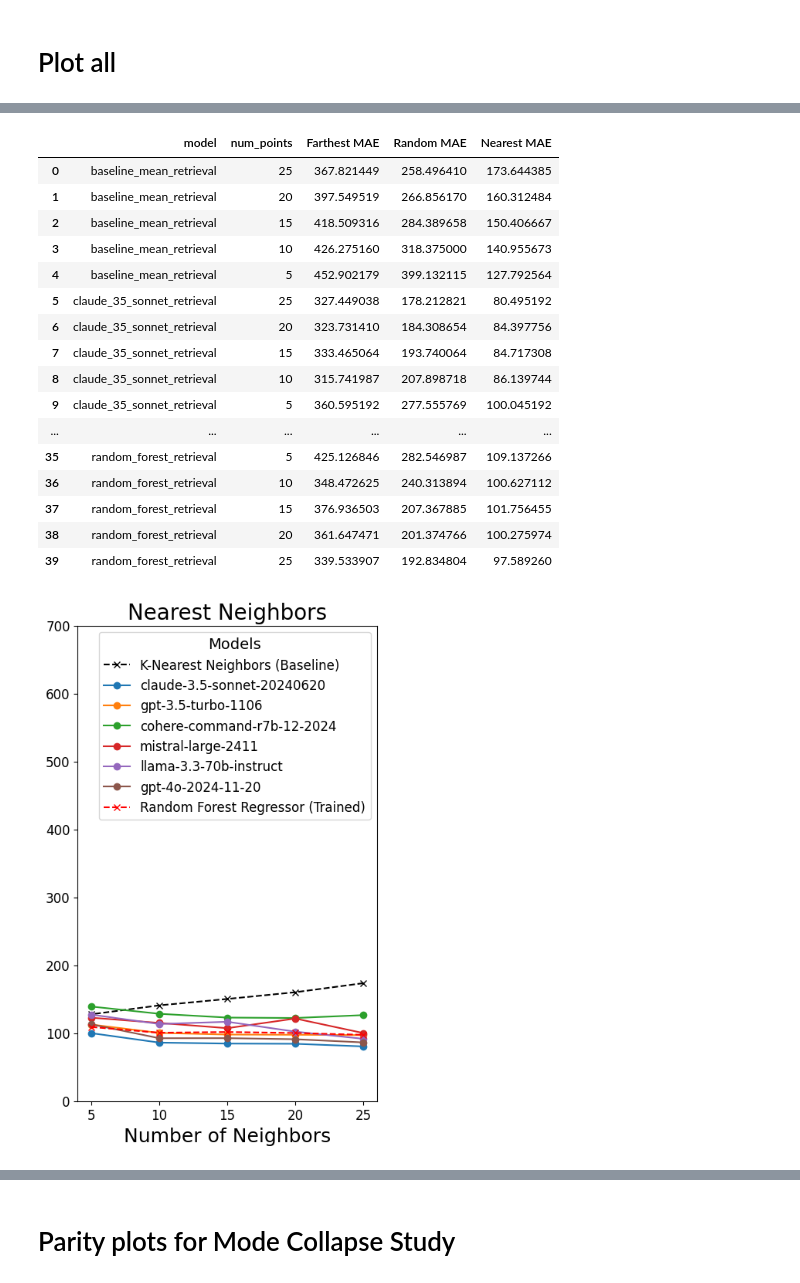
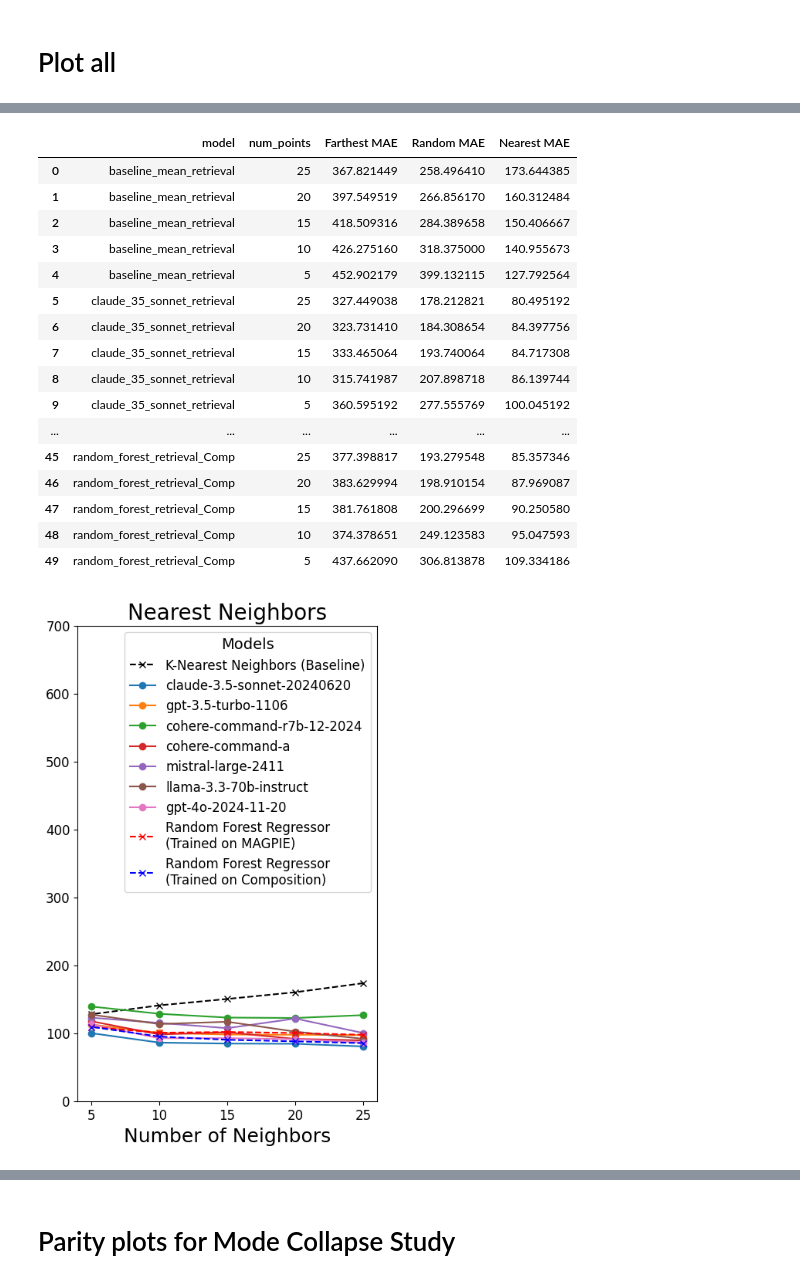
Before and after one commit to Toniaac/LLM-MSE-Eval-Robustness, a Jupyter notebook: MSE Property Prediction Performance Evaluation (matbench_steels)/llm_property_pred_eval.ipynb, the cells around one changed output, grey strips where cells are left out. Saved outputs shown, nothing was run; the diff lists cells and outputs as text; code cells hidden in the pictures.

```diff
--- a/MSE Property Prediction Performance Evaluation (matbench_steels)/llm_property_pred_eval.ipynb
+++ b/MSE Property Prediction Performance Evaluation (matbench_steels)/llm_property_pred_eval.ipynb
@@ -393,6 +524,7 @@ def extract_predicted_yield_strength(df, namespace = globals()):
 claude_35_sonnet_retrieval_5points = pd.read_csv('matbench_steels_claude-3.5-sonnet-20240620_5points.csv')
 gpt_35_turbo_retrieval_5points = pd.read_csv('matbench_steels_gpt-3.5-turbo-1106_5points.csv')
 cohere_command_r7b_retrieval_5points = pd.read_csv('matbench_steels_command-r7b-12-2024_5points.csv')
+cohere_command_a_retrieval_5points = pd.read_csv('matbench_steels_command-a_5points.csv')
 mistral_large_retrieval_5points = pd.read_csv('matbench_steels_mistral-large-2411_5points.csv')
 llama_33_70b_retrieval_5points = pd.read_csv('matbench_steels_llama-3.3-70b-instruct_5points.csv')
 gpt_4o_retrieval_5points = pd.read_csv('matbench_steels_GPT-4o (2024-11-20)_5points.csv')
@@ -400,6 +532,7 @@ gpt_4o_retrieval_5points = pd.read_csv('matbench_steels_GPT-4o (2024-11-20)_5poi
 claude_35_sonnet_retrieval_10points = pd.read_csv('matbench_steels_claude-3.5-sonnet-20240620_10points.csv')
 gpt_35_turbo_retrieval_10points = pd.read_csv('matbench_steels_gpt-3.5-turbo-1106_10points.csv')
 cohere_command_r7b_retrieval_10points = pd.read_csv('matbench_steels_command-r7b-12-2024_10points.csv')
+cohere_command_a_retrieval_10points = pd.read_csv('matbench_steels_command-a_10points.csv')
 mistral_large_retrieval_10points = pd.read_csv('matbench_steels_mistral-large-2411_10points.csv')
 llama_33_70b_retrieval_10points = pd.read_csv('matbench_steels_llama-3.3-70b-instruct_10points.csv')
 gpt_4o_retrieval_10points = pd.read_csv('matbench_steels_GPT-4o (2024-11-20)_10points.csv')
@@ -407,6 +540,7 @@ gpt_4o_retrieval_10points = pd.read_csv('matbench_steels_GPT-4o (2024-11-20)_10p
 claude_35_sonnet_retrieval_15points = pd.read_csv('matbench_steels_claude-3.5-sonnet-20240620_15points.csv')
 gpt_35_turbo_retrieval_15points = pd.read_csv('matbench_steels_gpt-3.5-turbo-1106_15points.csv')
 cohere_command_r7b_retrieval_15points = pd.read_csv('matbench_steels_command-r7b-12-2024_15points.csv')
+cohere_command_a_retrieval_15points = pd.read_csv('matbench_steels_command-a_15points.csv')
 mistral_large_retrieval_15points = pd.read_csv('matbench_steels_mistral-large-2411_15points.csv')
 llama_33_70b_retrieval_15points = pd.read_csv('matbench_steels_llama-3.3-70b-instruct_15points.csv')
 gpt_4o_retrieval_15points = pd.read_csv('matbench_steels_GPT-4o (2024-11-20)_15points.csv')
@@ -414,6 +548,7 @@ gpt_4o_retrieval_15points = pd.read_csv('matbench_steels_GPT-4o (2024-11-20)_15p
 claude_35_sonnet_retrieval_20points = pd.read_csv('matbench_steels_claude-3.5-sonnet-20240620_20points.csv')
 gpt_35_turbo_retrieval_20points = pd.read_csv('matbench_steels_gpt-3.5-turbo-1106_20points.csv')
 cohere_command_r7b_retrieval_20points = pd.read_csv('matbench_steels_command-r7b-12-2024_20points.csv')
+cohere_command_a_retrieval_20points = pd.read_csv('matbench_steels_command-a_20points.csv')
 mistral_large_retrieval_20points = pd.read_csv('matbench_steels_mistral-large-2411_20points.csv')
 llama_33_70b_retrieval_20points = pd.read_csv('matbench_steels_llama-3.3-70b-instruct_20points.csv')
 gpt_4o_retrieval_20points = pd.read_csv('matbench_steels_GPT-4o (2024-11-20)_20points.csv')
@@ -422,6 +557,7 @@ gpt_4o_retrieval_20points = pd.read_csv('matbench_steels_GPT-4o (2024-11-20)_20p
 claude_35_sonnet_retrieval_25points = pd.read_csv('matbench_steels_claude-3.5-sonnet-20240620_25points.csv')
 gpt_35_turbo_retrieval_25points = pd.read_csv('matbench_steels_gpt-3.5-turbo-1106_25points.csv') #fixed
 cohere_command_r7b_retrieval_25points = pd.read_csv('matbench_steels_command-r7b-12-2024_25points.csv')
+cohere_command_a_retrieval_25points = pd.read_csv('matbench_steels_command-a_25points.csv')
 mistral_large_retrieval_25points = pd.read_csv('matbench_steels_mistral-large-2411_25points.csv')
 llama_33_70b_retrieval_25points = pd.read_csv('matbench_steels_llama-3.3-70b-instruct_25points.csv')
 gpt_4o_retrieval_25points = pd.read_csv('matbench_steels_GPT-4o (2024-11-20)_25points.csv')
@@ -445,6 +581,12 @@ cohere_command_r7b_retrieval_15points = extract_predicted_yield_strength(cohere_
 cohere_command_r7b_retrieval_20points = extract_predicted_yield_strength(cohere_command_r7b_retrieval_20points)
 cohere_command_r7b_retrieval_25points = extract_predicted_yield_strength(cohere_command_r7b_retrieval_25points)
 
+cohere_command_a_retrieval_5points = extract_predicted_yield_strength(cohere_command_a_retrieval_5points)
+cohere_command_a_retrieval_10points = extract_predicted_yield_strength(cohere_command_a_retrieval_10points)
+cohere_command_a_retrieval_15points = extract_predicted_yield_strength(cohere_command_a_retrieval_15points)
+cohere_command_a_retrieval_20points = extract_predicted_yield_strength(cohere_command_a_retrieval_20points)
+cohere_command_a_retrieval_25points = extract_predicted_yield_strength(cohere_command_a_retrieval_25points)
+
 mistral_large_retrieval_5points = extract_predicted_yield_strength(mistral_large_retrieval_5points)
 mistral_large_retrieval_10points = extract_predicted_yield_strength(mistral_large_retrieval_10points)
 mistral_large_retrieval_15points = extract_predicted_yield_strength(mistral_large_retrieval_15points)
@@ -532,6 +674,12 @@ cohere_command_r7b_retrieval_15points_stats = plot_parity_retrieval(cohere_comma
 cohere_command_r7b_retrieval_20points_stats = plot_parity_retrieval(cohere_command_r7b_retrieval_20points, 'cohere_command_r7b_retrieval_20points')
 cohere_command_r7b_retrieval_25points_stats = plot_parity_retrieval(cohere_command_r7b_retrieval_25points, 'cohere_command_r7b_retrieval_25points')
 
+cohere_command_a_retrieval_5points_stats = plot_parity_retrieval(cohere_command_a_retrieval_5points, 'cohere_command_a_retrieval_5points')
+cohere_command_a_retrieval_10points_stats = plot_parity_retrieval(cohere_command_a_retrieval_10points, 'cohere_command_a_retrieval_10points')
+cohere_command_a_retrieval_15points_stats = plot_parity_retrieval(cohere_command_a_retrieval_15points, 'cohere_command_a_retrieval_15points')
+cohere_command_a_retrieval_20points_stats = plot_parity_retrieval(cohere_command_a_retrieval_20points, 'cohere_command_a_retrieval_20points')
+cohere_command_a_retrieval_25points_stats = plot_parity_retrieval(cohere_command_a_retrieval_25points, 'cohere_command_a_retrieval_25points')
+
 mistral_large_retrieval_5points_stats = plot_parity_retrieval(mistral_large_retrieval_5points, 'mistral_large_retrieval_5points')
 mistral_large_retrieval_10points_stats = plot_parity_retrieval(mistral_large_retrieval_10points, 'mistral_large_retrieval_10points')
 mistral_large_retrieval_15points_stats = plot_parity_retrieval(mistral_large_retrieval_15points, 'mistral_large_retrieval_15points')
@@ -675,6 +823,13 @@ df = df.append({'model': 'cohere_command_r7b_retrieval', 'num_points': 10, 'Fart
 df = df.append({'model': 'cohere_command_r7b_retrieval', 'num_points': 5, 'Farthest MAE': cohere_command_r7b_retrieval_5points_stats['MAE'][0], 'Random MAE': cohere_command_r7b_retrieval_5points_stats['MAE'][1], 'Nearest MAE': cohere_command_r7b_retrieval_5points_stats['MAE'][2]}, ignore_index=True)
 
 
+df = df.append({'model': 'cohere_command_a_retrieval', 'num_points': 25, 'Farthest MAE': cohere_command_a_retrieval_25points_stats['MAE'][0], 'Random MAE': cohere_command_a_retrieval_25points_stats['MAE'][1], 'Nearest MAE': cohere_command_a_retrieval_25points_stats['MAE'][2]}, ignore_index=True)
+df = df.append({'model': 'cohere_command_a_retrieval', 'num_points': 20, 'Farthest MAE': cohere_command_a_retrieval_20points_stats['MAE'][0], 'Random MAE': cohere_command_a_retrieval_20points_stats['MAE'][1], 'Nearest MAE': cohere_command_a_retrieval_20points_stats['MAE'][2]}, ignore_index=True)
+df = df.append({'model': 'cohere_command_a_retrieval', 'num_points': 15, 'Farthest MAE': cohere_command_a_retrieval_15points_stats['MAE'][0], 'Random MAE': cohere_command_a_retrieval_15points_stats['MAE'][1], 'Nearest MAE': cohere_command_a_retrieval_15points_stats['MAE'][2]}, ignore_index=True)
+df = df.append({'model': 'cohere_command_a_retrieval', 'num_points': 10, 'Farthest MAE': cohere_command_a_retrieval_10points_stats['MAE'][0], 'Random MAE': cohere_command_a_retrieval_10points_stats['MAE'][1], 'Nearest MAE': cohere_command_a_retrieval_10points_stats['MAE'][2]}, ignore_index=True)
+df = df.append({'model': 'cohere_command_a_retrieval', 'num_points': 5, 'Farthest MAE': cohere_command_a_retrieval_5points_stats['MAE'][0], 'Random MAE': cohere_command_a_retrieval_5points_stats['MAE'][1], 'Nearest MAE': cohere_command_a_retrieval_5points_stats['MAE'][2]}, ignore_index=True)
+
+
 df = df.append({'model': 'mistral_large_retrieval', 'num_points': 25, 'Farthest MAE': mistral_large_retrieval_25points_stats['MAE'][0], 'Random MAE': mistral_large_retrieval_25points_stats['MAE'][1], 'Nearest MAE': mistral_large_retrieval_25points_stats['MAE'][2]}, ignore_index=True)
 df = df.append({'model': 'mistral_large_retrieval', 'num_points': 20, 'Farthest MAE': mistral_large_retrieval_20points_stats['MAE'][0], 'Random MAE': mistral_large_retrieval_20points_stats['MAE'][1], 'Nearest MAE': mistral_large_retrieval_20points_stats['MAE'][2]}, ignore_index=True)
 df = df.append({'model': 'mistral_large_retrieval', 'num_points': 15, 'Farthest MAE': mistral_large_retrieval_15points_stats['MAE'][0], 'Random MAE': mistral_large_retrieval_15points_stats['MAE'][1], 'Nearest MAE': mistral_large_retrieval_15points_stats['MAE'][2]}, ignore_index=True)
@@ -696,11 +851,18 @@ df = df.append({'model': 'gpt_4o_retrieval', 'num_points': 10, 'Farthest MAE': g
 df = df.append({'model': 'gpt_4o_retrieval', 'num_points': 5, 'Farthest MAE': gpt_4o_retrieval_5points_stats['MAE'][0], 'Random MAE': gpt_4o_retrieval_5points_stats['MAE'][1], 'Nearest MAE': gpt_4o_retrieval_5points_stats['MAE'][2]}, ignore_index=True)
 
 
+df = df.append({'model': 'random_forest_retrieval', 'num_points': 25, 'Farthest MAE': 339.5339070512824, 'Random MAE':  192.8348044871795 , 'Nearest MAE': 97.58925961538459}, ignore_index=True)
+df = df.append({'model': 'random_forest_retrieval', 'num_points': 20, 'Farthest MAE': 361.6474711538464, 'Random MAE': 201.374766025641, 'Nearest MAE': 100.27597435897435}, ignore_index=True)
+df = df.append({'model': 'random_forest_retrieval', 'num_points': 15, 'Farthest MAE': 376.93650320512836, 'Random MAE': 207.3678846153847 , 'Nearest MAE': 101.75645512820512}, ignore_index=True)
+df = df.append({'model': 'random_forest_retrieval', 'num_points': 10, 'Farthest MAE': 348.47262499999994, 'Random MAE': 240.31389423076942, 'Nearest MAE': 100.62711217948711}, ignore_index=True)
 df = df.append({'model': 'random_forest_retrieval', 'num_points': 5, 'Farthest MAE': 425.12684615384654, 'Random MAE': 282.5469871794877, 'Nearest MAE': 109.13726602564101}, ignore_index=True)
-df = df.append({'model': 'random_forest_retrieval', 'num_points': 10, 'Farthest MAE': 348.47262499999994, 'Random MAE': 240.31389423076942, 'Nearest MAE': 100.62711217948711}, ignore_index=True)
-df = df.append({'model': 'random_forest_retrieval', 'num_points': 15, 'Farthest MAE': 376.93650320512836, 'Random MAE': 207.3678846153847 , 'Nearest MAE': 101.75645512820512}, ignore_index=True)
-df = df.append({'model': 'random_forest_retrieval', 'num_points': 20, 'Farthest MAE': 361.6474711538464, 'Random MAE': 201.374766025641, 'Nearest MAE': 100.27597435897435}, ignore_index=True)
-df = df.append({'model': 'random_forest_retrieval', 'num_points': 25, 'Farthest MAE': 339.5339070512824, 'Random MAE':  192.8348044871795 , 'Nearest MAE': 97.58925961538459}, ignore_index=True)
+
+
+df = df.append({'model': 'random_forest_retrieval_Comp', 'num_points': 25, 'Farthest MAE': 377.39881730769224, 'Random MAE':   193.2795480769231  , 'Nearest MAE': 85.35734615384617}, ignore_index=True)
+df = df.append({'model': 'random_forest_retrieval_Comp', 'num_points': 20, 'Farthest MAE': 383.6299935897437 , 'Random MAE':  198.91015384615397 , 'Nearest MAE': 87.96908653846153}, ignore_index=True)
+df = df.append({'model': 'random_forest_retrieval_Comp', 'num_points': 15, 'Farthest MAE': 381.7618076923079 , 'Random MAE':  200.2966987179488 , 'Nearest MAE': 90.25058012820521 }, ignore_index=True)
+df = df.append({'model': 'random_forest_retrieval_Comp', 'num_points': 10, 'Farthest MAE': 374.3786506410256 , 'Random MAE':  249.1235833333335 , 'Nearest MAE': 95.0475929487179}, ignore_index=True)
+df = df.append({'model': 'random_forest_retrieval_Comp', 'num_points': 5, 'Farthest MAE': 437.66208974359006 , 'Random MAE':   306.81387820512873 , 'Nearest MAE': 109.33418589743586}, ignore_index=True)
 
 df
 # %% [output]
@@ -716,35 +878,37 @@ df
 | 8 | claude_35_sonnet_retrieval | 10 | 315.741987 | 207.898718 | 86.139744 |
 | 9 | claude_35_sonnet_retrieval | 5 | 360.595192 | 277.555769 | 100.045192 |
 | ... | ... | ... | ... | ... | ... |
-| 35 | random_forest_retrieval | 5 | 425.126846 | 282.546987 | 109.137266 |
-| 36 | random_forest_retrieval | 10 | 348.472625 | 240.313894 | 100.627112 |
-| 37 | random_forest_retrieval | 15 | 376.936503 | 207.367885 | 101.756455 |
-| 38 | random_forest_retrieval | 20 | 361.647471 | 201.374766 | 100.275974 |
-| 39 | random_forest_retrieval | 25 | 339.533907 | 192.834804 | 97.589260 |
+| 45 | random_forest_retrieval_Comp | 25 | 377.398817 | 193.279548 | 85.357346 |
+| 46 | random_forest_retrieval_Comp | 20 | 383.629994 | 198.910154 | 87.969087 |
+| 47 | random_forest_retrieval_Comp | 15 | 381.761808 | 200.296699 | 90.250580 |
+| 48 | random_forest_retrieval_Comp | 10 | 374.378651 | 249.123583 | 95.047593 |
+| 49 | random_forest_retrieval_Comp | 5 | 437.662090 | 306.813878 | 109.334186 |
 # %%
 # plot the Nearest MAE vs num_points and label the models using dashed lines with point markers
 plt.figure(figsize=(5,8))
 plt.plot(df[df['model']=='baseline_mean_retrieval']['num_points'], df[df['model']=='baseline_mean_retrieval']['Nearest MAE'], 'x--', label='K-Nearest Neighbors (Baseline)',color = 'black')
 plt.plot(df[df['model']=='claude_35_sonnet_retrieval']['num_points'], df[df['model']=='claude_35_sonnet_retrieval']['Nearest MAE'], 'o-', label='claude-3.5-sonnet-20240620')
 plt.plot(df[df['model']=='gpt_35_turbo_retrieval']['num_points'], df[df['model']=='gpt_35_turbo_retrieval']['Nearest MAE'], 'o-', label='gpt-3.5-turbo-1106')
 plt.plot(df[df['model']=='cohere_command_r7b_retrieval']['num_points'], df[df['model']=='cohere_command_r7b_retrieval']['Nearest MAE'], 'o-', label='cohere-command-r7b-12-2024')
+plt.plot(df[df['model']=='cohere_command_a_retrieval']['num_points'], df[df['model']=='cohere_command_a_retrieval']['Nearest MAE'], 'o-', label='cohere-command-a')
 plt.plot(df[df['model']=='mistral_large_retrieval']['num_points'], df[df['model']=='mistral_large_retrieval']['Nearest MAE'], 'o-', label='mistral-large-2411')
 plt.plot(df[df['model']=='llama_33_70b_retrieval']['num_points'], df[df['model']=='llama_33_70b_retrieval']['Nearest MAE'], 'o-', label='llama-3.3-70b-instruct')
 plt.plot(df[df['model']=='gpt_4o_retrieval']['num_points'], df[df['model']=='gpt_4o_retrieval']['Nearest MAE'], 'o-', label='gpt-4o-2024-11-20')
-plt.plot(df[df['model']=='random_forest_retrieval']['num_points'], df[df['model']=='random_forest_retrieval']['Nearest MAE'], 'x--', label='Random Forest Regressor (Trained)',color = 'red')
+plt.plot(df[df['model']=='random_forest_retrieval']['num_points'], df[df['model']=='random_forest_retrieval']['Nearest MAE'], 'x--', label='Random Forest Regressor \n(Trained on MAGPIE)',color = 'red')
+plt.plot(df[df['model']=='random_forest_retrieval_Comp']['num_points'], df[df['model']=='random_forest_retrieval_Comp']['Nearest MAE'], 'x--', label='Random Forest Regressor \n(Trained on Composition)',color = 'blue')
 plt.xlabel('Number of Neighbors', fontsize=18)
 #plt.ylabel('MAE', fontsize=12)
 plt.title('Nearest Neighbors', fontsize=20)
 plt.legend(title = 'Models', fontsize=12, title_fontsize='14')
 # dont use decimals in xticks
 plt.xticks(np.arange(5, 26, 5), fontsize=12)
 plt.yticks(fontsize=12)
 plt.ylim(0,700)
 #plot a horizontal line at 79.9468
 #plt.axhline(y=79.9468, color='r', linestyle='--')
 plt.show()
 # %% [output]
-[figure, old version]
+[figure, new version]
 # %%
 # do the same for Random MAE
 plt.figure(figsize=(5,8))
```
Also changed, not shown: parts of 11 cells of this notebook, 9 other files.
